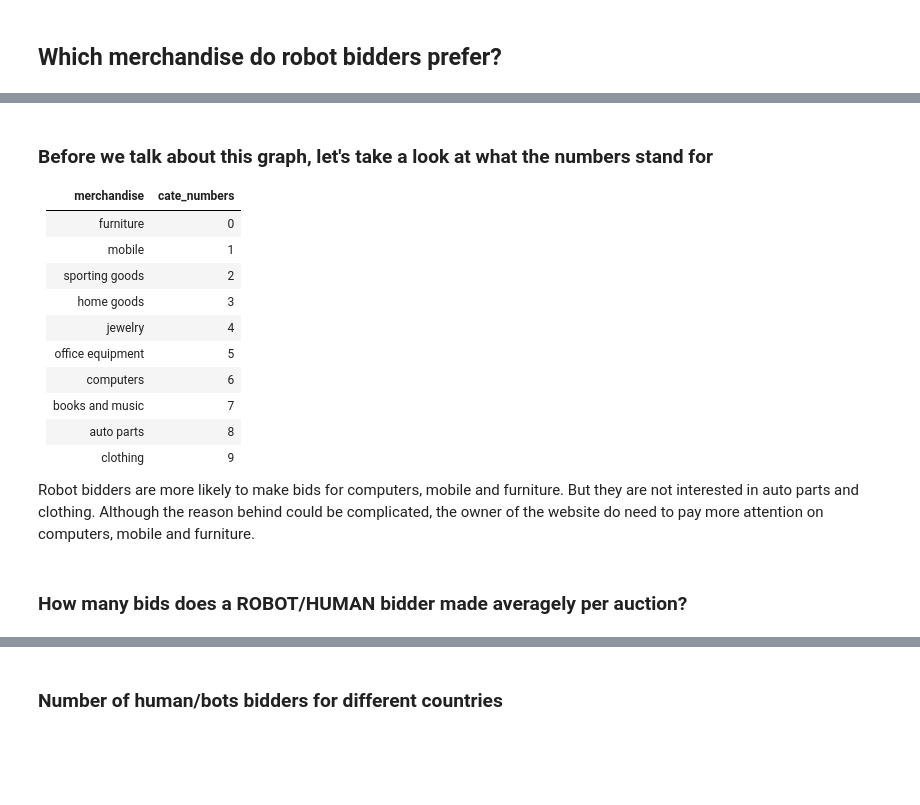
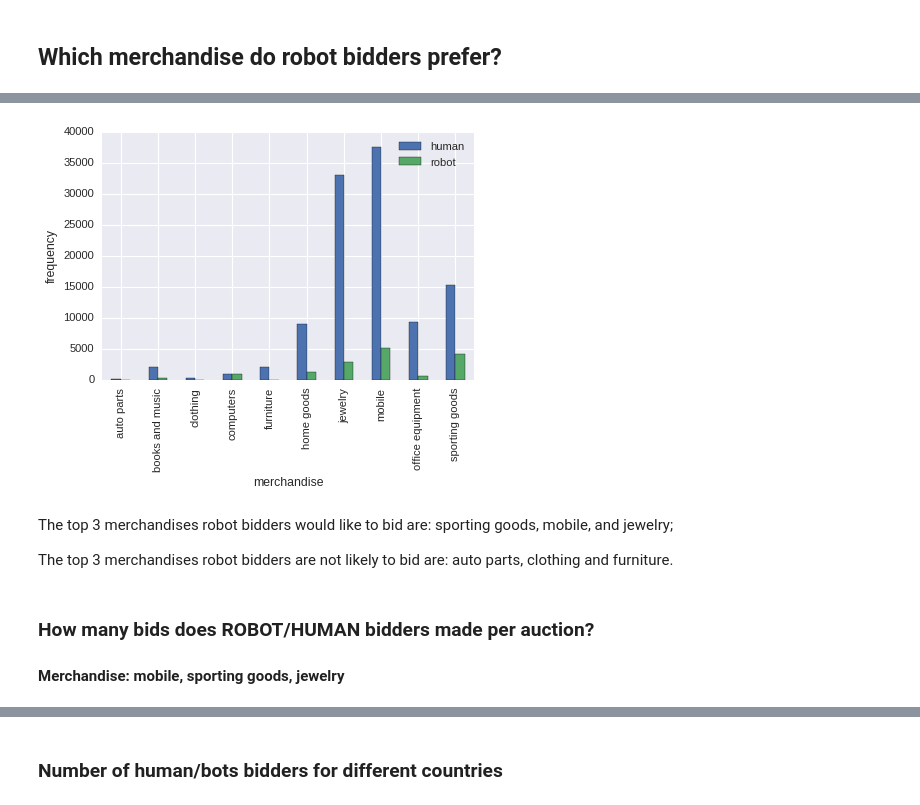
Before and after one commit to Z-Yang-328/Online-Auction-Analytics, a Jupyter notebook: Capstone Project/Data_Story_Capstone.ipynb, the cells around one changed output, grey strips where cells are left out. Saved outputs shown, nothing was run; the diff lists cells and outputs as text; code cells hidden in the pictures; blank space fills up the shorter version.

```diff
--- a/Capstone Project/Data_Story_Capstone.ipynb
+++ b/Capstone Project/Data_Story_Capstone.ipynb
@@ -350,19 +459,25 @@ conv_bar_plot(train_bid, 'merchandise')
-# %% [markdown]
-### Before we talk about this graph, let's take a look at what the numbers stand for
-
-| 	merchandise  |  cate_numbers |
-|:--------------:|:-------------:|
-|furniture       |	     0       |
-|mobile          |       1       |
-|sporting goods  |       2       |
-|home goods	     |       3       |
-|jewelry	     |       4       |
-|office equipment|    	 5       |
-|computers	     |       6       |
-|books and music |       7       |
-|auto parts 	 |       8       |
-|clothing        |       9       |
-
-Robot bidders are more likely to make bids for computers, mobile and furniture. But they are not interested in auto parts and clothing. Although the reason behind could be complicated, the owner of the website do need to pay more attention on computers, mobile and furniture.
+# %%
+human_plot = train_bid[train_bid.outcome == 0].groupby(['merchandise', 'bidder_id', 'auction']).count().reset_index()\
+                                                          .drop(['bidder_id', 'auction'], axis = 1)\
+                                                          .groupby('merchandise').count().bid_id
+bot_plot = train_bid[train_bid.outcome == 1].groupby(['merchandise', 'bidder_id', 'auction']).count().reset_index()\
+                                                          .drop(['bidder_id', 'auction'], axis = 1)\
+                                                          .groupby('merchandise').count().bid_id
+# %%
+merged_plots = human_plot.reset_index()\
+              .merge(bot_plot.reset_index(), left_on='merchandise', right_on='merchandise', how = 'left').fillna(0)
+merged_plots.plot(kind='bar')
+_ = plt.legend(('human', 'robot'))
+_ = plt.xticks(range(10), merged_plots.merchandise, rotation = 90)
+_ = plt.xlabel('merchandise')
+_ = plt.ylabel('frequency')
+# %% [output]
+[figure, added]
+# %% [markdown]
+The top 3 merchandises robot bidders would like to bid are: sporting goods, mobile, and jewelry;
+
+The top 3 merchandises robot bidders are not likely to bid are: auto parts, clothing and furniture.
 # %% [markdown]
-### How many bids does a ROBOT/HUMAN bidder made averagely per auction?
+### How many bids does ROBOT/HUMAN bidders made per auction?
+
+#### Merchandise: mobile, sporting goods, jewelry
```
Also changed, not shown: parts of 49 cells of this notebook.
